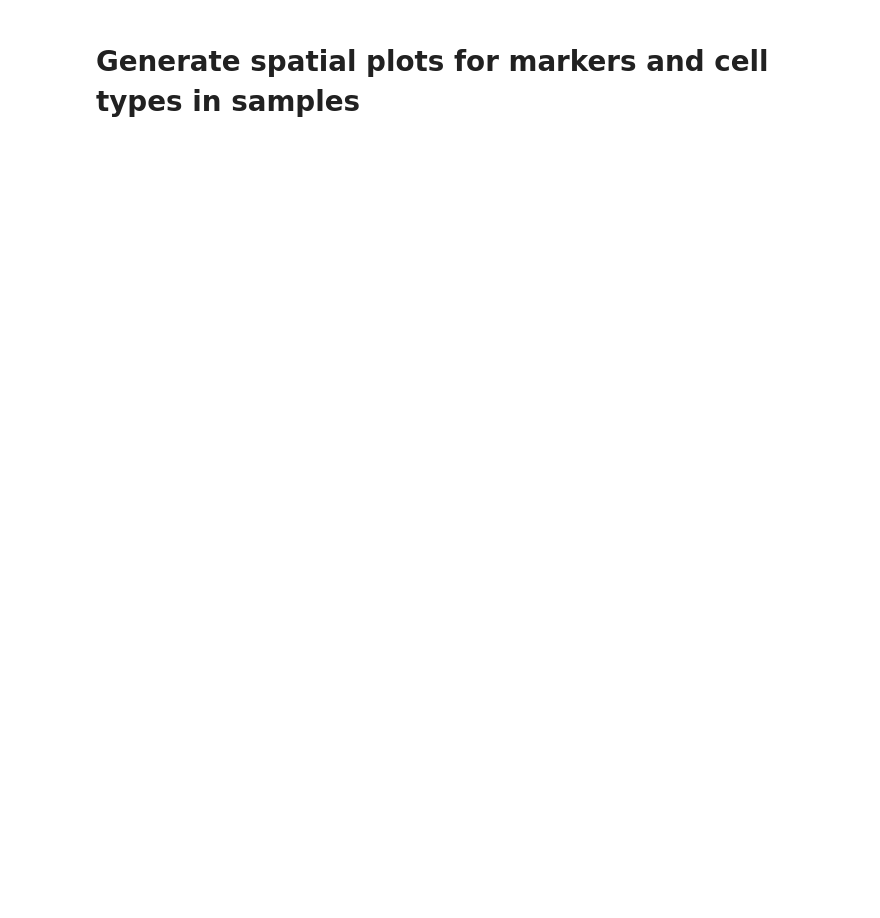
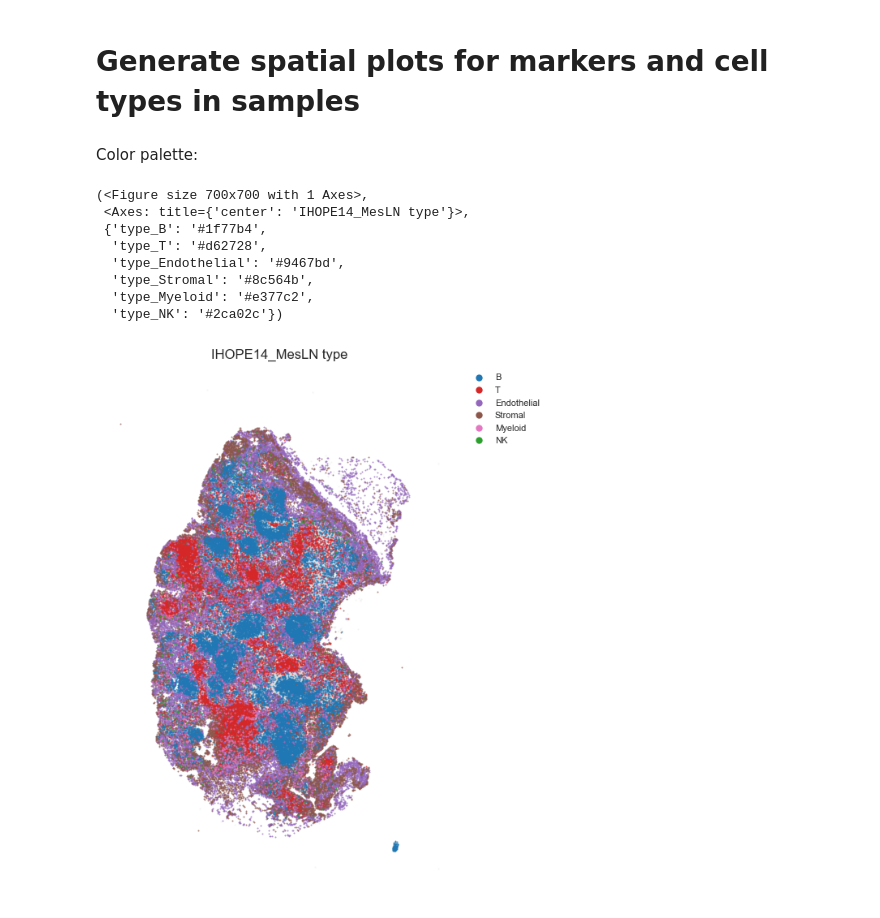
Before and after one commit to EmmyRamsesBerg/IHOPE_SpatialProteomics, a Jupyter notebook: notebooks/IHOPE_spatialplots.ipynb, the cells around one changed output. Drawn from its saved outputs; the diff is of its cells as text; code cells hidden in the pictures; blank space fills up the shorter version.

Commit message:
Updated color map for cell types

```diff
--- a/notebooks/IHOPE_spatialplots.ipynb
+++ b/notebooks/IHOPE_spatialplots.ipynb
@@ -21,3 +21,5 @@ path = Path(
 )
 
 adata = sc.read_h5ad(path)
+# %% [markdown]
+Color palette:
@@ -24,3 +80,13 @@ adata = sc.read_h5ad(path)
 # %%
-plot_celltypes(adata, level="type", base_name=basename, size=2)
+plot_celltypes(adata, level="type", base_name=basename, size=2, palette=celltype_colors)
+# %% [output]
+(<Figure size 700x700 with 1 Axes>,
+ <Axes: title={'center': 'IHOPE14_MesLN type'}>,
+ {'type_B': '#1f77b4',
+  'type_T': '#d62728',
+  'type_Endothelial': '#9467bd',
+  'type_Stromal': '#8c564b',
+  'type_Myeloid': '#e377c2',
+  'type_NK': '#2ca02c'})
+[figure, added]
 # %%
```
Also changed, not shown: parts of 2 cells of this notebook, 1 other file.
